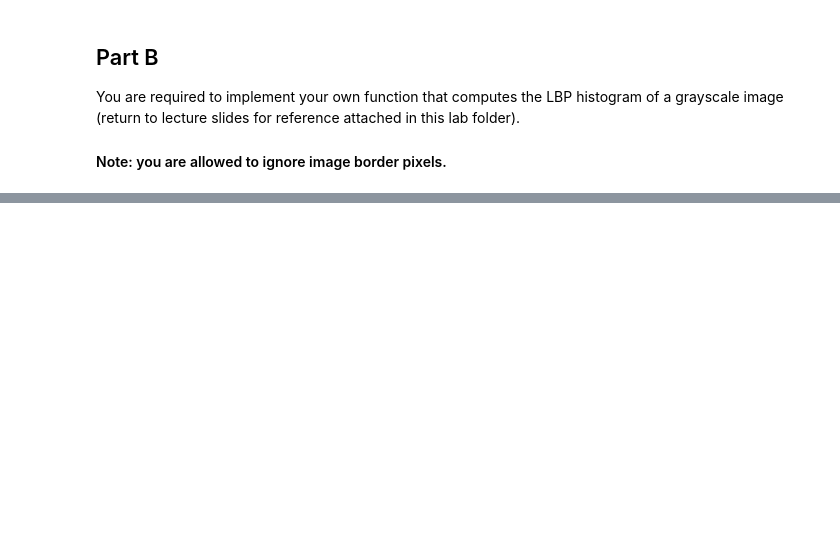
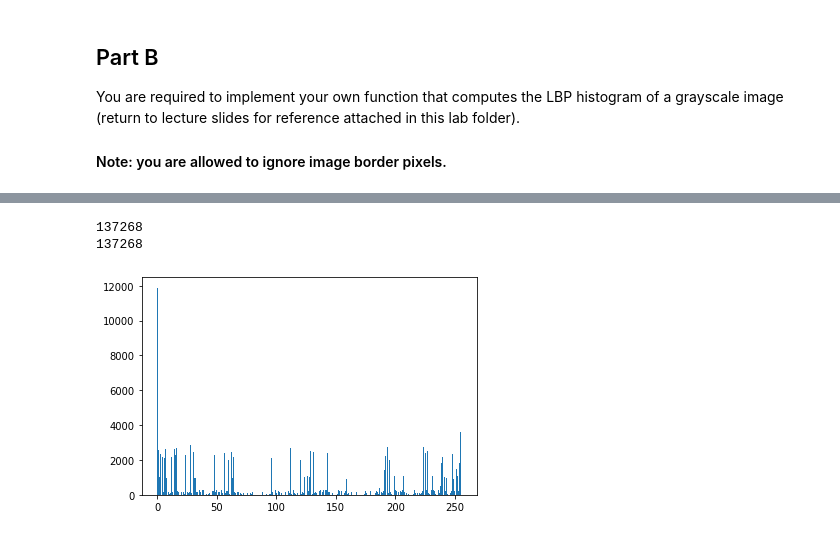
Before and after one commit to We2Am-BaSsem/IP-Labs, a Jupyter notebook: Lab_Texture_STD/lab_texture_STD.ipynb, the cells around one changed output, grey strips where cells are left out. Cells and saved outputs as stored; diff of their text form; code cells hidden in the pictures; blank space fills up the shorter version.

```diff
--- a/Lab_Texture_STD/lab_texture_STD.ipynb
+++ b/Lab_Texture_STD/lab_texture_STD.ipynb
@@ -151,7 +194,12 @@ plt.hist(hist, bins=range((2 ** 8)))
 # %%
 # Testing your work, we will compare your histogram with that of ours
 # There should be a noticable difference between the histograms of jeans and cotton
-img = rgb2gray(io.imread(r'imgs_patches\cotton1.jpg'))
+img = rgb2gray(io.imread(r'imgs_patches/cotton1.jpg'))
 hist = get_lbp_hist(img)
-plt.hist(hist, bins=range((2 ** 8)))
-'ignore function output'
+print(np.sum(hist[0]))
+print((img.shape[0] - 2) * (img.shape[1] - 2))
+showHist(hist)
+# %% [output]
+137268
+137268
+[figure, added]
```
Also changed, not shown: parts of 10 cells of this notebook.
